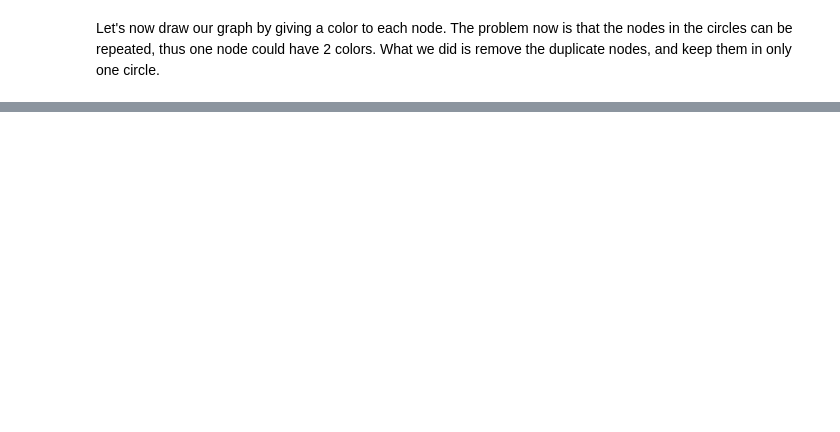
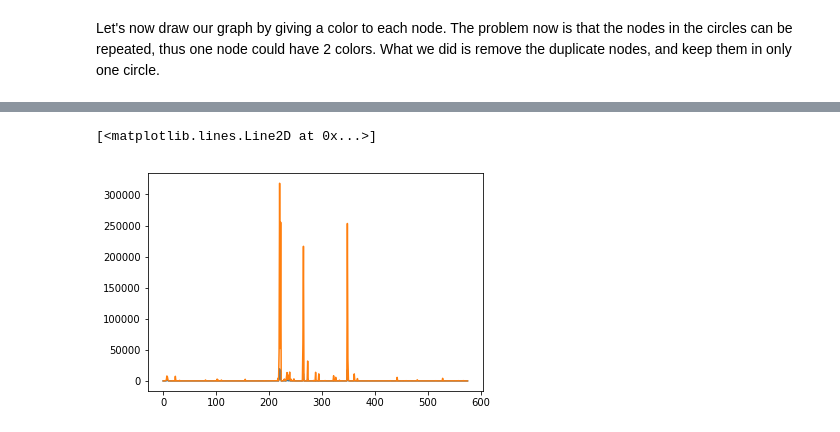
Before and after one commit to GonxheIdrizi/ProjectGraphVizualisation, a Jupyter notebook: Facebook.ipynb, the cells around one changed output, grey strips where cells are left out. Drawn from its saved outputs; the diff is of its cells as text; code cells hidden in the pictures; blank space fills up the shorter version.

```diff
--- a/Facebook.ipynb
+++ b/Facebook.ipynb
@@ -198,0 +274,13 @@ Now that we have a big view of how our SNAP network looks like, let's take these
+# %%
+def prod(x,y):
+    return x*y
+def plt_lines(dic):
+    vec_friends = [0]*len(dic[0])
+    vec_non_friends = [0]*len(dic[0])
+    for (a,b) in g_friends.edges():
+        c = list(map(prod, dic[a],dic[b]))
+        vec_friends = list(map(sum, zip(c,vec_friends)))
+    for (a,b) in g_non_friends.edges():
+        c = list(map(prod, dic[a],dic[b]))
+        vec_non_friends = list(map(sum, zip(c,vec_non_friends)))
+    return (vec_friends, vec_non_friends)
@@ -258,0 +392,7 @@ draw_cycles(G_cycle)
+# %%
+vec_friends, vec_non_friends = plt_lines(dic1)
+plt.plot(vec_friends)
+plt.plot(vec_non_friends)
+# %% [output]
+[<matplotlib.lines.Line2D at 0x...>]
+[figure, added]
```
Also changed, not shown: parts of 35 cells of this notebook.
